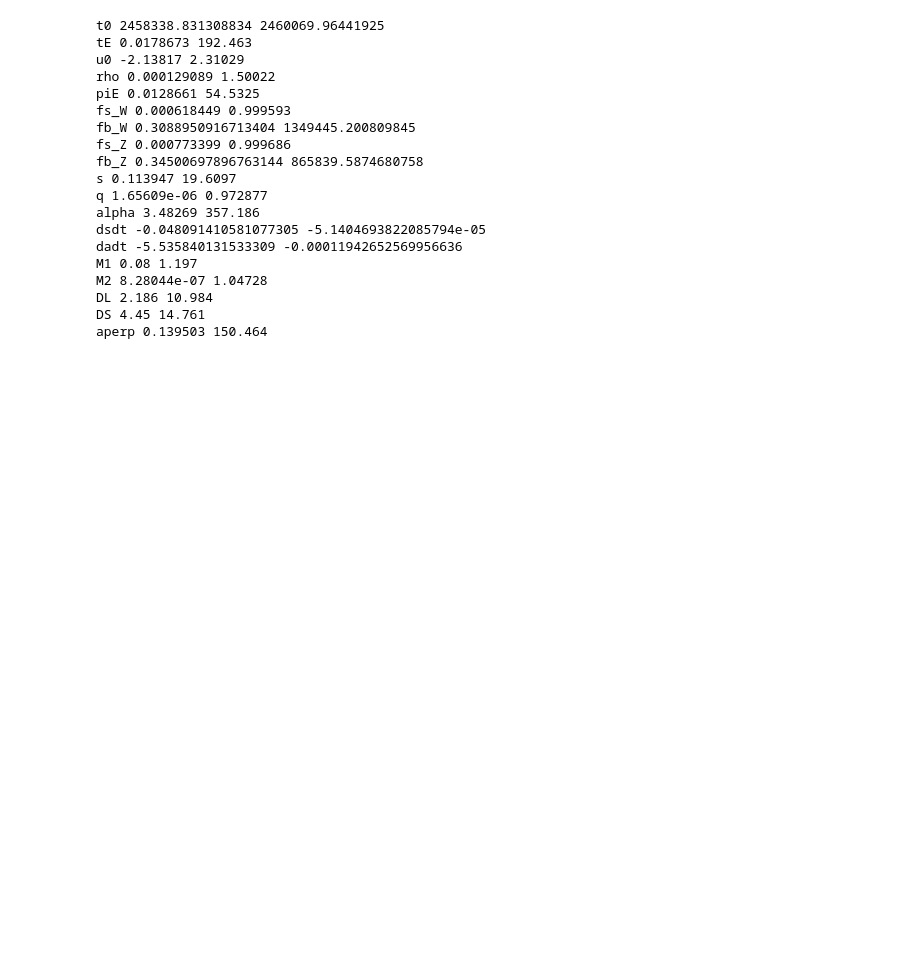
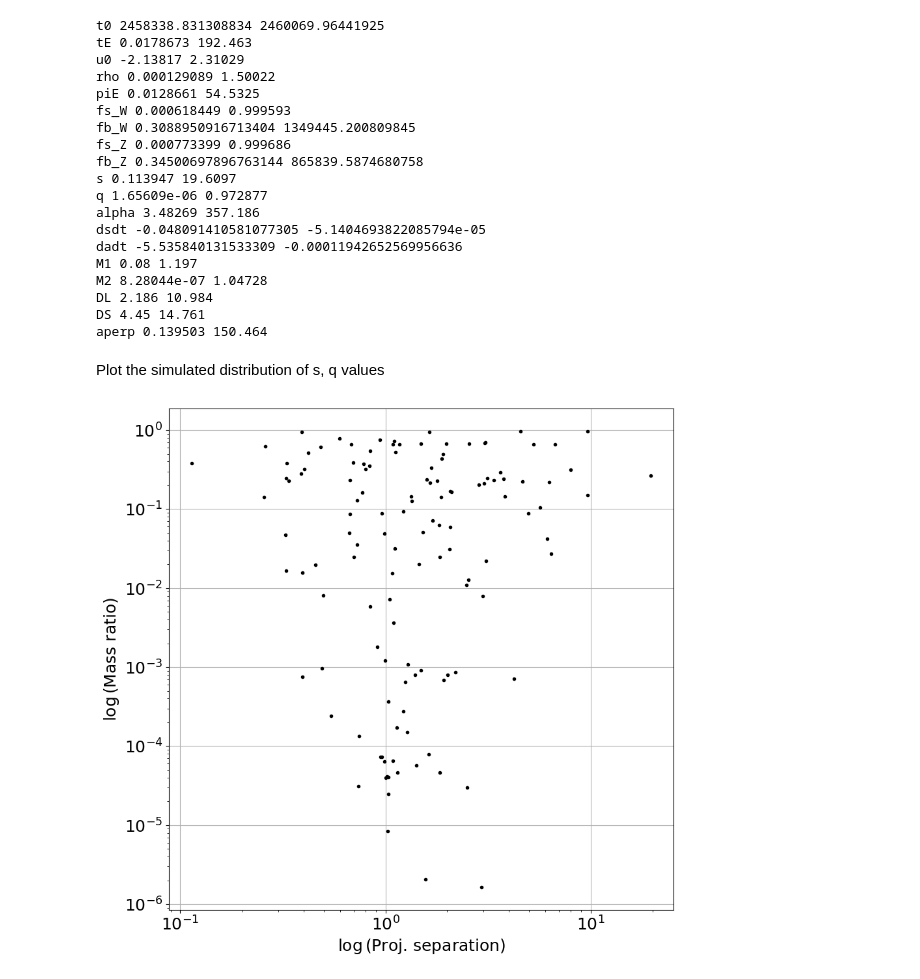
Before and after one commit to microlensing-data-challenge/evaluation_code, a Jupyter notebook: simulated_events.ipynb, the cells around one changed output. Saved outputs shown, nothing was run; the diff lists cells and outputs as text; code cells hidden in the pictures; blank space fills up the shorter version.

```diff
--- a/simulated_events.ipynb
+++ b/simulated_events.ipynb
@@ -283,3 +283,27 @@ M2 8.28044e-07 1.04728
 DL 2.186 10.984
 DS 4.45 14.761
 aperp 0.139503 150.464
+# %% [markdown]
+Plot the simulated distribution of s, q values
+# %%
+s = []
+q = []
+for name, lc in master_data.items():
+    if lc.model_class in ['Binary_star', 'Binary_planet']:
+        s.append(lc.s)
+        q.append(lc.q)
+# %%
+fig, axs = plt.subplots(1, 1, figsize=(10,10))
+
+axs.plot(s, q, 'k.')
+axs.set_xlabel('$\log$(Proj. separation)', fontsize=18)
+axs.set_ylabel('$\log$(Mass ratio)', fontsize=18)
+axs.grid()
+axs.tick_params(axis='both', which='major', labelsize=18)
+axs.set_xscale('log')
+axs.set_yscale('log')
+
+plt.savefig('/Users/rstreet/Roman/data-challenge-1/Answers/true_s_q_distribution.png',
+                            bbox_inches='tight')
+# %% [output]
+[figure, added]
```
Also changed, not shown: 3 other files.
